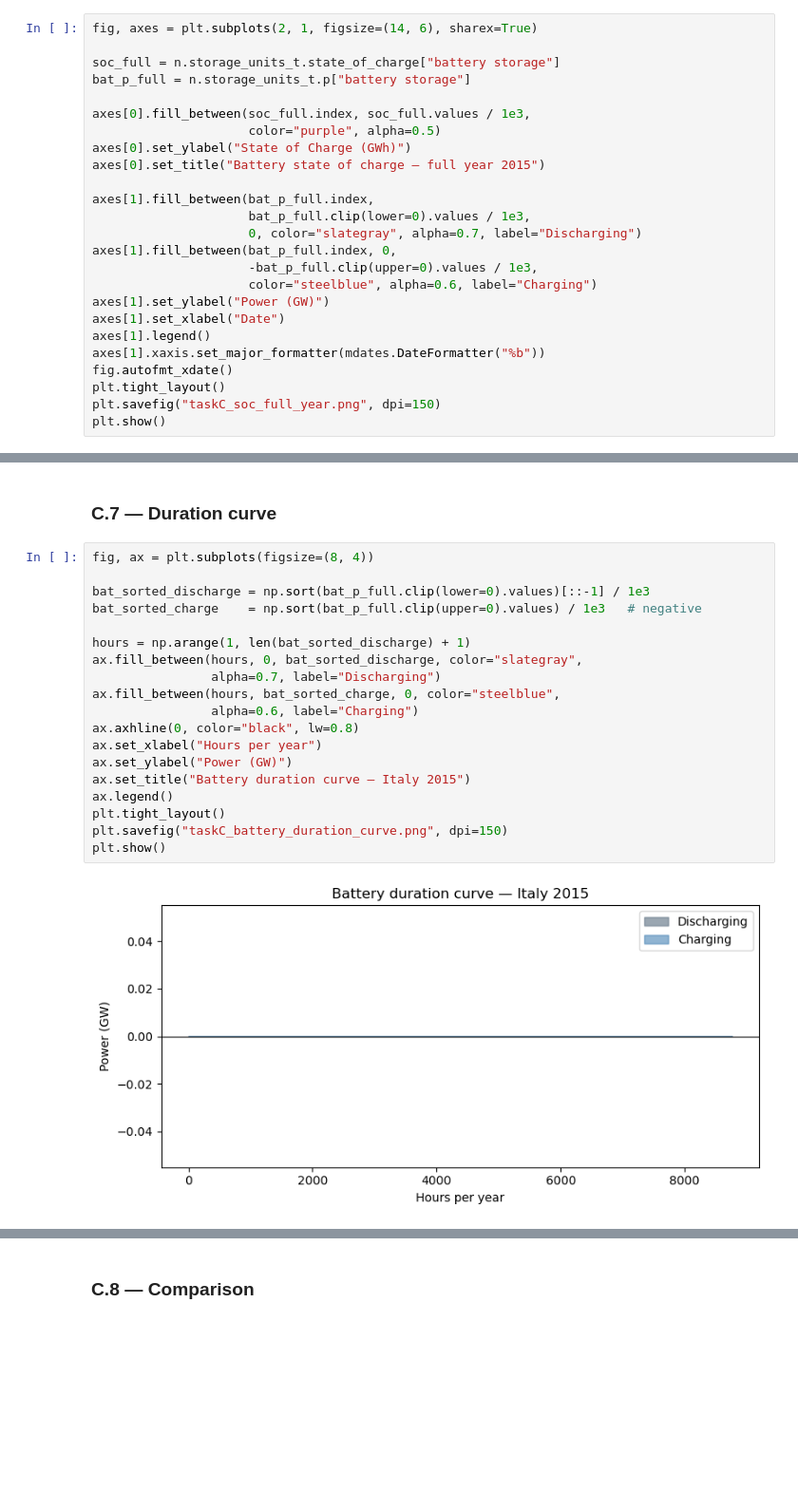
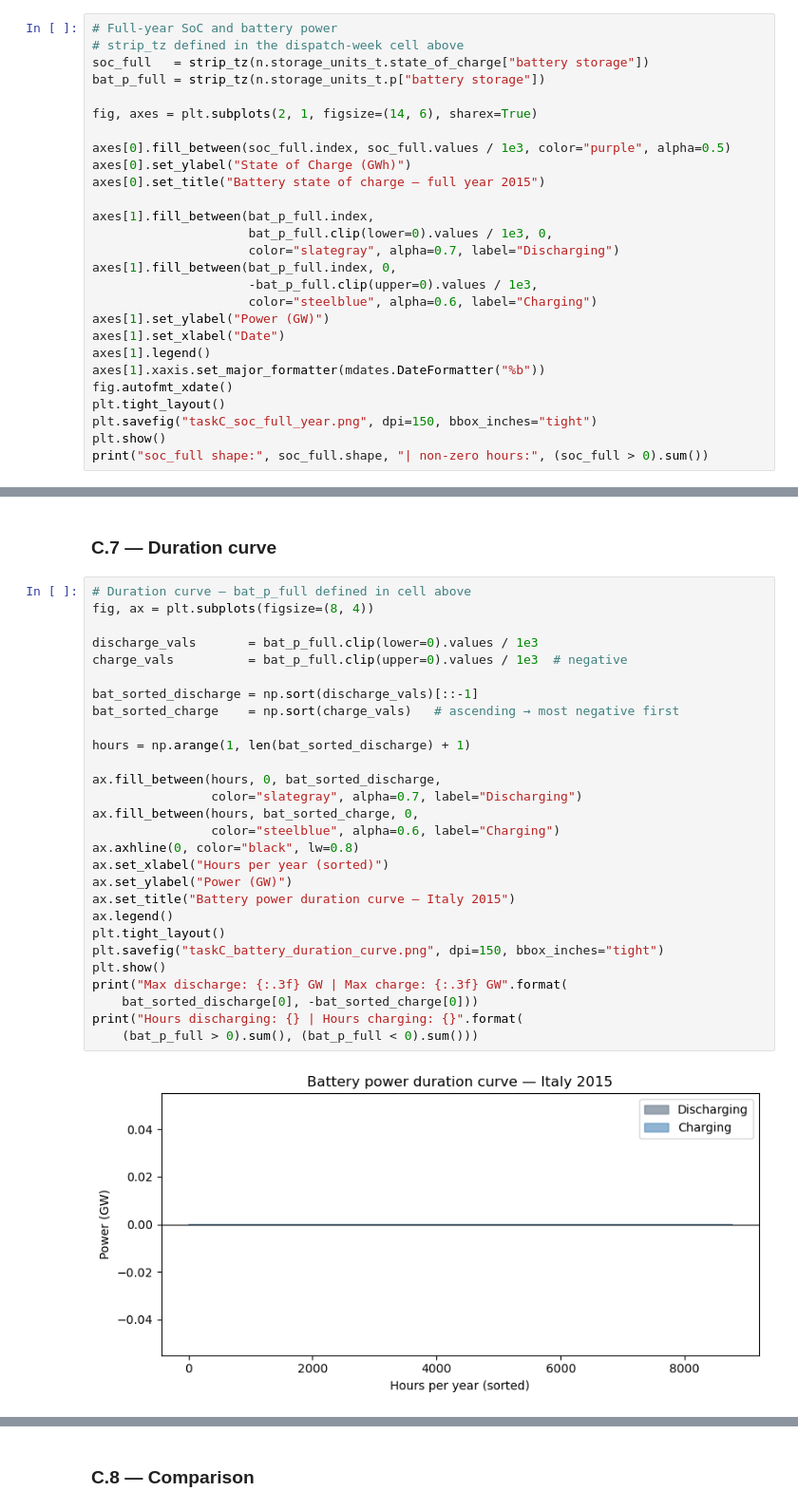
Before and after one commit to kryists/46770-integrated-energy-grids, a Jupyter notebook: taskA.ipynb, the cells around one changed output, grey strips where cells are left out. Shown at 95% size. Cells and saved outputs as stored; diff of their text form; blank space fills up the shorter version.

Commit message:
fix to task C

```diff
--- a/taskA.ipynb
+++ b/taskA.ipynb
@@ -825,19 +894,20 @@ plot_dispatch_week(n, "2015-01-05", "Dispatch — Winter week (January 2015)", "
 # %% [markdown]
 ### C.6 — SOC of full year
 # %%
+# Full-year SoC and battery power
+# strip_tz defined in the dispatch-week cell above
+soc_full   = strip_tz(n.storage_units_t.state_of_charge["battery storage"])
+bat_p_full = strip_tz(n.storage_units_t.p["battery storage"])
+
 fig, axes = plt.subplots(2, 1, figsize=(14, 6), sharex=True)
 
-soc_full = n.storage_units_t.state_of_charge["battery storage"]
-bat_p_full = n.storage_units_t.p["battery storage"]
-
-axes[0].fill_between(soc_full.index, soc_full.values / 1e3,
-                     color="purple", alpha=0.5)
+axes[0].fill_between(soc_full.index, soc_full.values / 1e3, color="purple", alpha=0.5)
 axes[0].set_ylabel("State of Charge (GWh)")
 axes[0].set_title("Battery state of charge — full year 2015")
 
 axes[1].fill_between(bat_p_full.index,
-                     bat_p_full.clip(lower=0).values / 1e3,
-                     0, color="slategray", alpha=0.7, label="Discharging")
+                     bat_p_full.clip(lower=0).values / 1e3, 0,
+                     color="slategray", alpha=0.7, label="Discharging")
 axes[1].fill_between(bat_p_full.index, 0,
                      -bat_p_full.clip(upper=0).values / 1e3,
                      color="steelblue", alpha=0.6, label="Charging")
@@ -847,7 +917,8 @@ axes[1].legend()
 axes[1].xaxis.set_major_formatter(mdates.DateFormatter("%b"))
 fig.autofmt_xdate()
 plt.tight_layout()
-plt.savefig("taskC_soc_full_year.png", dpi=150)
+plt.savefig("taskC_soc_full_year.png", dpi=150, bbox_inches="tight")
 plt.show()
+print("soc_full shape:", soc_full.shape, "| non-zero hours:", (soc_full > 0).sum())
 # %% [output]
 [figure]
@@ -854,23 +926,32 @@ plt.show()
 # %% [markdown]
 ### C.7 — Duration curve
 # %%
+# Duration curve — bat_p_full defined in cell above
 fig, ax = plt.subplots(figsize=(8, 4))
 
-bat_sorted_discharge = np.sort(bat_p_full.clip(lower=0).values)[::-1] / 1e3
-bat_sorted_charge    = np.sort(bat_p_full.clip(upper=0).values) / 1e3   # negative
+discharge_vals       = bat_p_full.clip(lower=0).values / 1e3
+charge_vals          = bat_p_full.clip(upper=0).values / 1e3  # negative
+
+bat_sorted_discharge = np.sort(discharge_vals)[::-1]
+bat_sorted_charge    = np.sort(charge_vals)   # ascending → most negative first
 
 hours = np.arange(1, len(bat_sorted_discharge) + 1)
-ax.fill_between(hours, 0, bat_sorted_discharge, color="slategray",
-                alpha=0.7, label="Discharging")
-ax.fill_between(hours, bat_sorted_charge, 0, color="steelblue",
-                alpha=0.6, label="Charging")
+
+ax.fill_between(hours, 0, bat_sorted_discharge,
+                color="slategray", alpha=0.7, label="Discharging")
+ax.fill_between(hours, bat_sorted_charge, 0,
+                color="steelblue", alpha=0.6, label="Charging")
 ax.axhline(0, color="black", lw=0.8)
-ax.set_xlabel("Hours per year")
+ax.set_xlabel("Hours per year (sorted)")
 ax.set_ylabel("Power (GW)")
-ax.set_title("Battery duration curve — Italy 2015")
+ax.set_title("Battery power duration curve — Italy 2015")
 ax.legend()
 plt.tight_layout()
-plt.savefig("taskC_battery_duration_curve.png", dpi=150)
+plt.savefig("taskC_battery_duration_curve.png", dpi=150, bbox_inches="tight")
 plt.show()
+print("Max discharge: {:.3f} GW | Max charge: {:.3f} GW".format(
+    bat_sorted_discharge[0], -bat_sorted_charge[0]))
+print("Hours discharging: {} | Hours charging: {}".format(
+    (bat_p_full > 0).sum(), (bat_p_full < 0).sum()))
 # %% [output]
-[figure, old version]
+[figure, new version]
```
Also changed, not shown: parts of 23 cells of this notebook, 1 other file.
